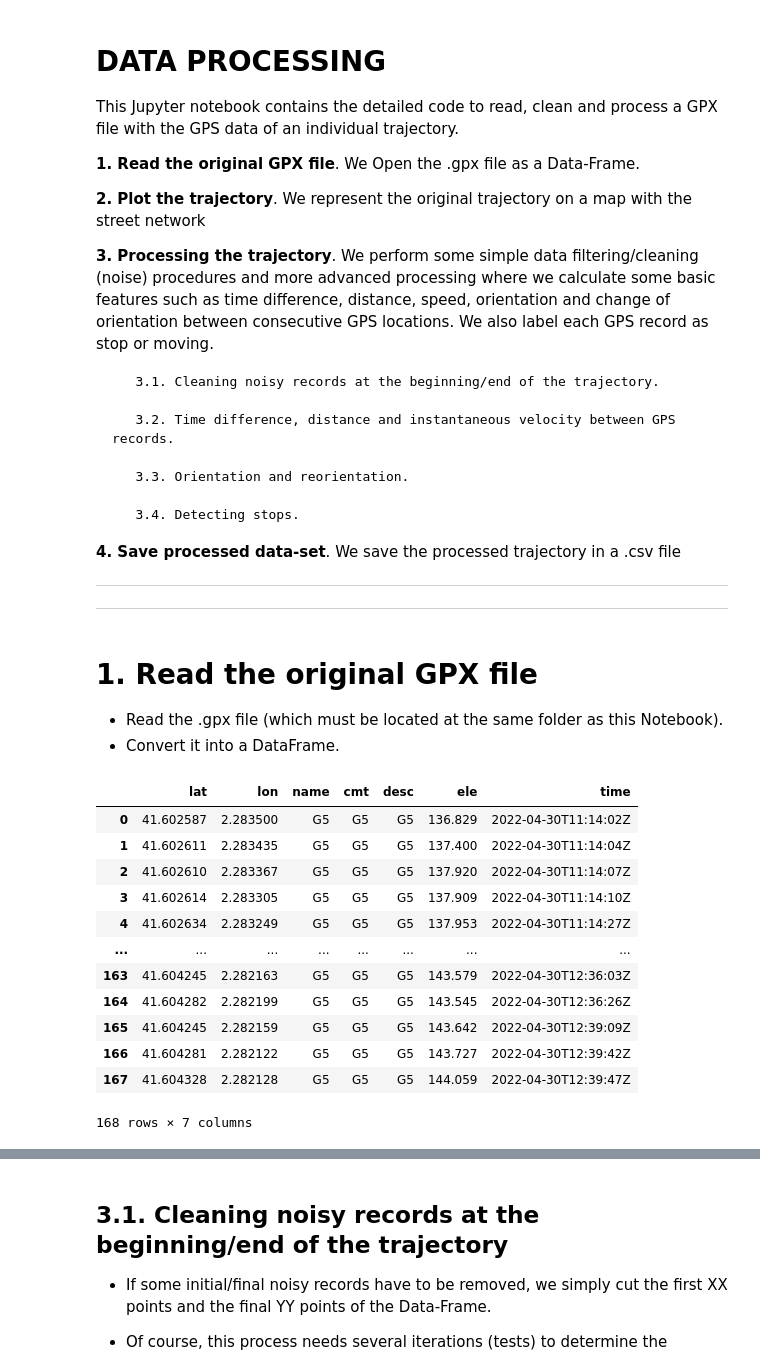
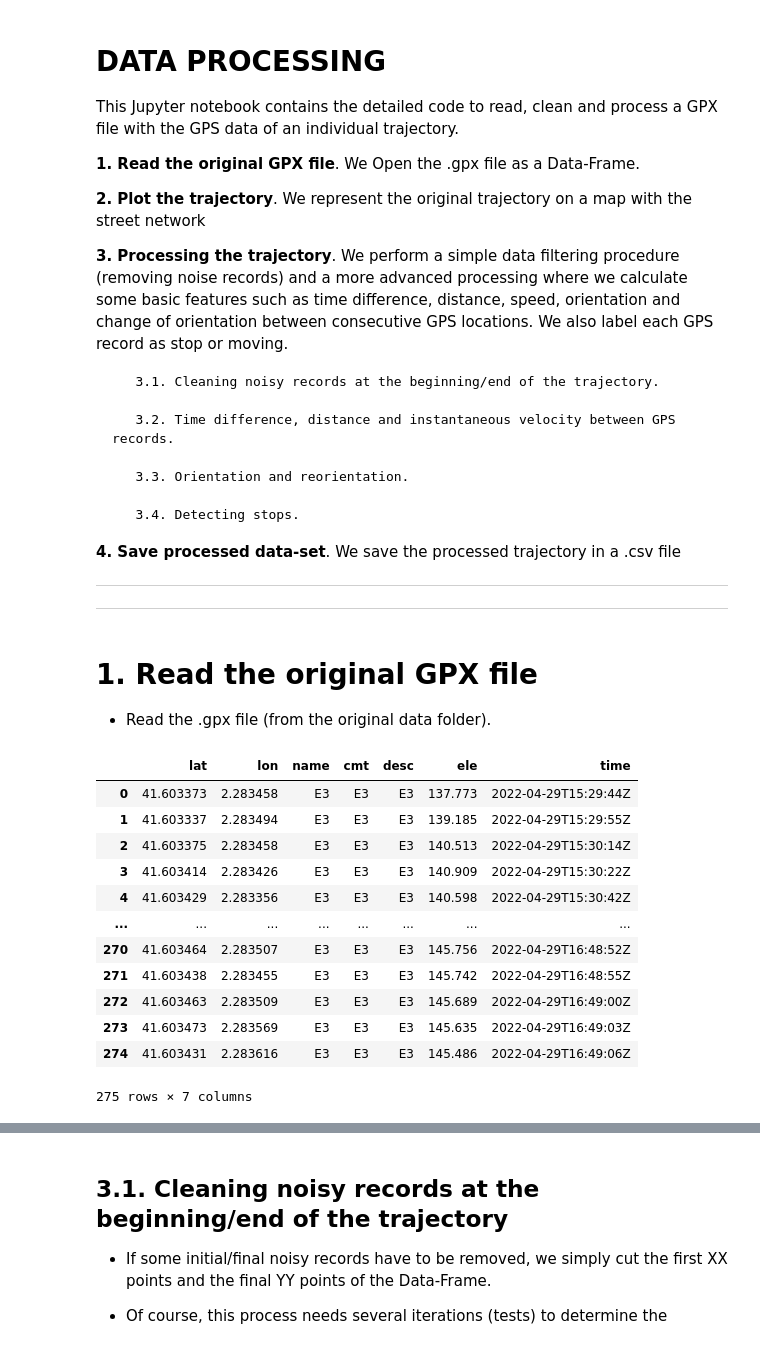
Before and after one commit to ferranlarroyaub/Master_Mobility, a Jupyter notebook: Data_Processing.ipynb, the cells around one changed output, grey strips where cells are left out. Cells and saved outputs as stored; diff of their text form; code cells hidden in the pictures.

```diff
--- a/Data_Processing.ipynb
+++ b/Data_Processing.ipynb
@@ -9,7 +9,7 @@ This Jupyter notebook contains the detailed code to read, clean and process a GP
 **2. Plot the trajectory**. We represent the original trajectory on a map with the street network
 
 
-**3. Processing the trajectory**. We perform some simple data filtering/cleaning (noise) procedures and more advanced processing where we calculate some basic features such as time difference, distance, speed, orientation and change of orientation between consecutive GPS locations. We also label each GPS record as stop or moving.
+**3. Processing the trajectory**. We perform a simple data filtering procedure (removing noise records) and a more advanced processing where we calculate some basic features such as time difference, distance, speed, orientation and change of orientation between consecutive GPS locations. We also label each GPS record as stop or moving.
 
        3.1. Cleaning noisy records at the beginning/end of the trajectory.
 
@@ -31,36 +31,35 @@ This Jupyter notebook contains the detailed code to read, clean and process a GP
 
 #  1. Read the original GPX file
 
-- Read the .gpx file (which must be located at the same folder as this Notebook).
-- Convert it into a DataFrame.
+- Read the .gpx file (from the original data folder).
 # %%
 from gpxcsv import gpxtolist   # Library to read .gpx files
 import pandas as pd     # Pandas library for Dataframe
 import numpy as np  # Numpy for operations
 from shapely.geometry import Point, LineString, Polygon   # For geometries
 import networkx as nx   # Operations with networks
 import osmnx as ox  # OpenStreetMaps to obtain urban street networks and  map visualisation
 import matplotlib.pyplot as plt   # Plot
 from math import sin, cos, sqrt, atan2, radians
 import math
 
-name = 'original data\\g5.gpx'
+name = 'original data\\e3.gpx'
 df = pd.DataFrame(gpxtolist(name))    # Read the .gpx file as a DataFrame
 df
 # %% [output]
 |  | lat | lon | name | cmt | desc | ele | time |
-| 0 | 41.602587 | 2.283500 | G5 | G5 | G5 | 136.829 | 2022-04-30T11:14:02Z |
-| 1 | 41.602611 | 2.283435 | G5 | G5 | G5 | 137.400 | 2022-04-30T11:14:04Z |
-| 2 | 41.602610 | 2.283367 | G5 | G5 | G5 | 137.920 | 2022-04-30T11:14:07Z |
-| 3 | 41.602614 | 2.283305 | G5 | G5 | G5 | 137.909 | 2022-04-30T11:14:10Z |
-| 4 | 41.602634 | 2.283249 | G5 | G5 | G5 | 137.953 | 2022-04-30T11:14:27Z |
+| 0 | 41.603373 | 2.283458 | E3 | E3 | E3 | 137.773 | 2022-04-29T15:29:44Z |
+| 1 | 41.603337 | 2.283494 | E3 | E3 | E3 | 139.185 | 2022-04-29T15:29:55Z |
+| 2 | 41.603375 | 2.283458 | E3 | E3 | E3 | 140.513 | 2022-04-29T15:30:14Z |
+| 3 | 41.603414 | 2.283426 | E3 | E3 | E3 | 140.909 | 2022-04-29T15:30:22Z |
+| 4 | 41.603429 | 2.283356 | E3 | E3 | E3 | 140.598 | 2022-04-29T15:30:42Z |
 | ... | ... | ... | ... | ... | ... | ... | ... |
-| 163 | 41.604245 | 2.282163 | G5 | G5 | G5 | 143.579 | 2022-04-30T12:36:03Z |
-| 164 | 41.604282 | 2.282199 | G5 | G5 | G5 | 143.545 | 2022-04-30T12:36:26Z |
-| 165 | 41.604245 | 2.282159 | G5 | G5 | G5 | 143.642 | 2022-04-30T12:39:09Z |
-| 166 | 41.604281 | 2.282122 | G5 | G5 | G5 | 143.727 | 2022-04-30T12:39:42Z |
-| 167 | 41.604328 | 2.282128 | G5 | G5 | G5 | 144.059 | 2022-04-30T12:39:47Z |
+| 270 | 41.603464 | 2.283507 | E3 | E3 | E3 | 145.756 | 2022-04-29T16:48:52Z |
+| 271 | 41.603438 | 2.283455 | E3 | E3 | E3 | 145.742 | 2022-04-29T16:48:55Z |
+| 272 | 41.603463 | 2.283509 | E3 | E3 | E3 | 145.689 | 2022-04-29T16:49:00Z |
+| 273 | 41.603473 | 2.283569 | E3 | E3 | E3 | 145.635 | 2022-04-29T16:49:03Z |
+| 274 | 41.603431 | 2.283616 | E3 | E3 | E3 | 145.486 | 2022-04-29T16:49:06Z |
-168 rows × 7 columns
+275 rows × 7 columns
 # %% [markdown]
 # 2. Plot the trajectory
 
```
Also changed, not shown: parts of 12 cells of this notebook.
